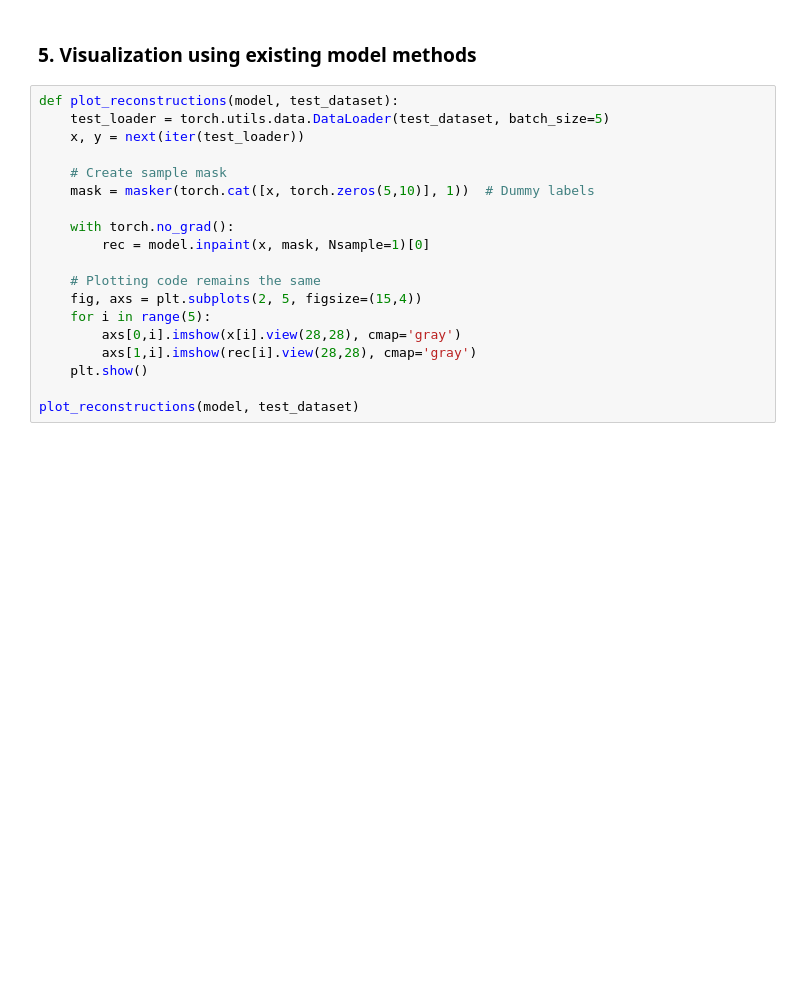
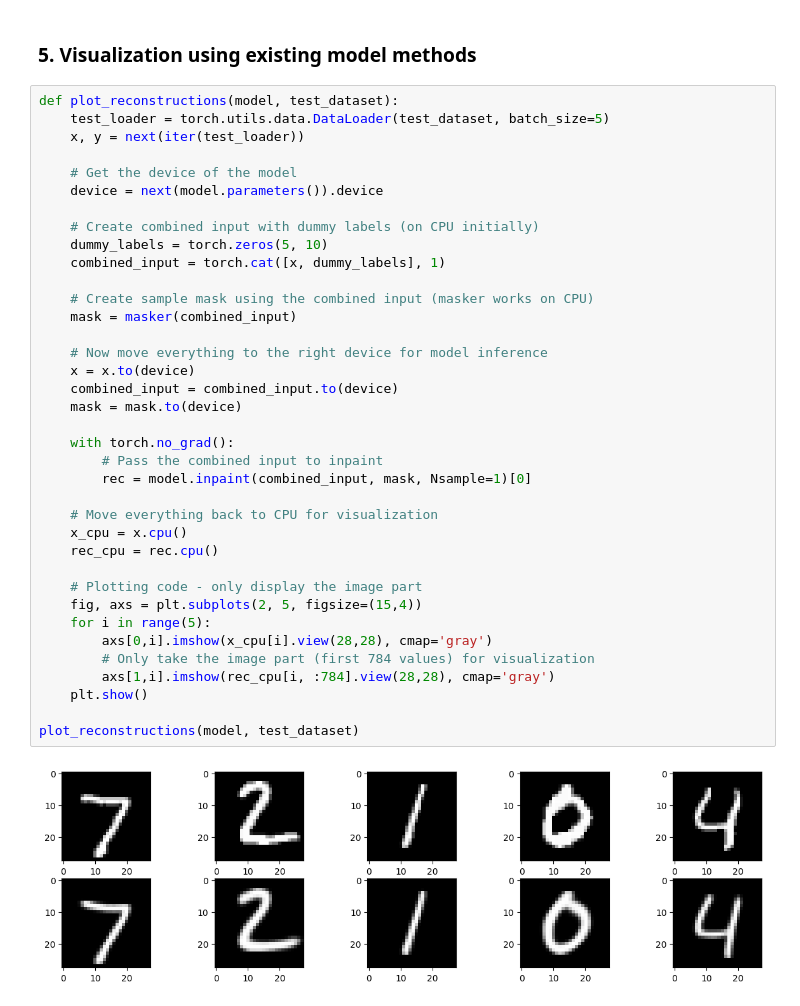
Before and after one commit to confinlay/Bayesian-CE, a Jupyter notebook: MyImplementation/VAEAC/testnotebook.ipynb, the cells around one changed output. Saved outputs shown, nothing was run; the diff lists cells and outputs as text; blank space fills up the shorter version.

```diff
--- a/MyImplementation/VAEAC/testnotebook.ipynb
+++ b/MyImplementation/VAEAC/testnotebook.ipynb
@@ -166,19 +190,39 @@ Epoch 3/50: 469it [02:39,  2.94it/s, vlb=-105.2139]
 # %%
 def plot_reconstructions(model, test_dataset):
     test_loader = torch.utils.data.DataLoader(test_dataset, batch_size=5)
     x, y = next(iter(test_loader))
 
-    # Create sample mask
-    mask = masker(torch.cat([x, torch.zeros(5,10)], 1))  # Dummy labels
+    # Get the device of the model
+    device = next(model.parameters()).device
+
+    # Create combined input with dummy labels (on CPU initially)
+    dummy_labels = torch.zeros(5, 10)
+    combined_input = torch.cat([x, dummy_labels], 1)
+
+    # Create sample mask using the combined input (masker works on CPU)
+    mask = masker(combined_input)
+
+    # Now move everything to the right device for model inference
+    x = x.to(device)
+    combined_input = combined_input.to(device)
+    mask = mask.to(device)
 
     with torch.no_grad():
-        rec = model.inpaint(x, mask, Nsample=1)[0]
+        # Pass the combined input to inpaint
+        rec = model.inpaint(combined_input, mask, Nsample=1)[0]
 
-    # Plotting code remains the same
+    # Move everything back to CPU for visualization
+    x_cpu = x.cpu()
+    rec_cpu = rec.cpu()
+
+    # Plotting code - only display the image part
     fig, axs = plt.subplots(2, 5, figsize=(15,4))
     for i in range(5):
-        axs[0,i].imshow(x[i].view(28,28), cmap='gray')
-        axs[1,i].imshow(rec[i].view(28,28), cmap='gray')
+        axs[0,i].imshow(x_cpu[i].view(28,28), cmap='gray')
+        # Only take the image part (first 784 values) for visualization
+        axs[1,i].imshow(rec_cpu[i, :784].view(28,28), cmap='gray')
     plt.show()
 
 plot_reconstructions(model, test_dataset)
+# %% [output]
+[figure, added]
```
Also changed, not shown: parts of 4 cells of this notebook, 2 other files.
